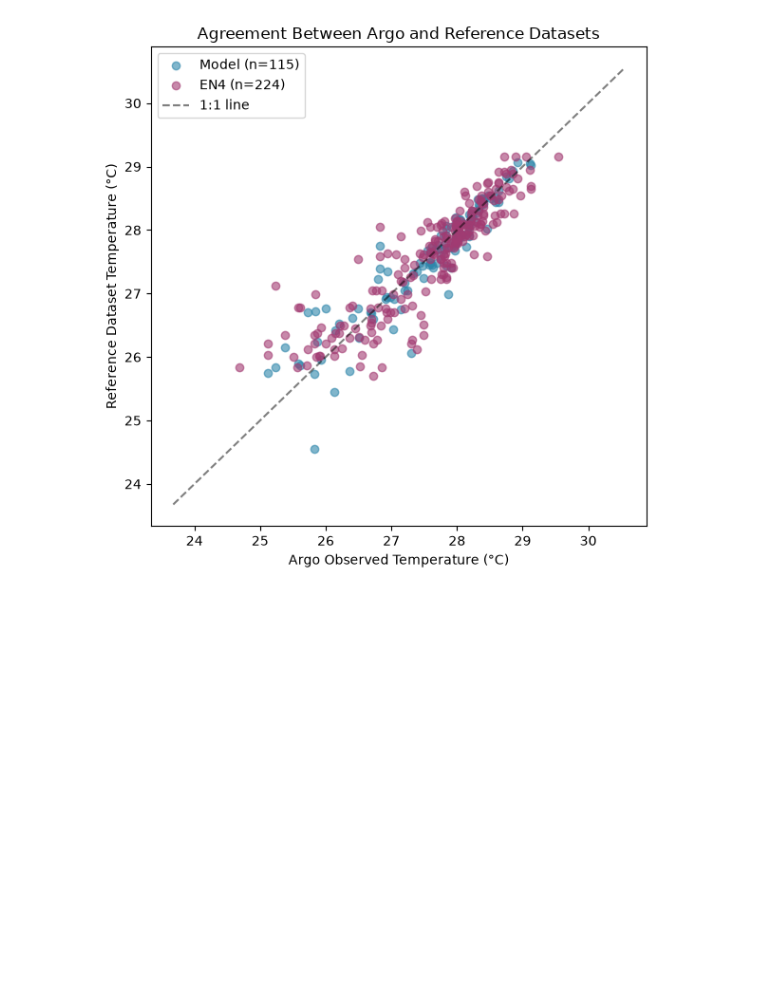
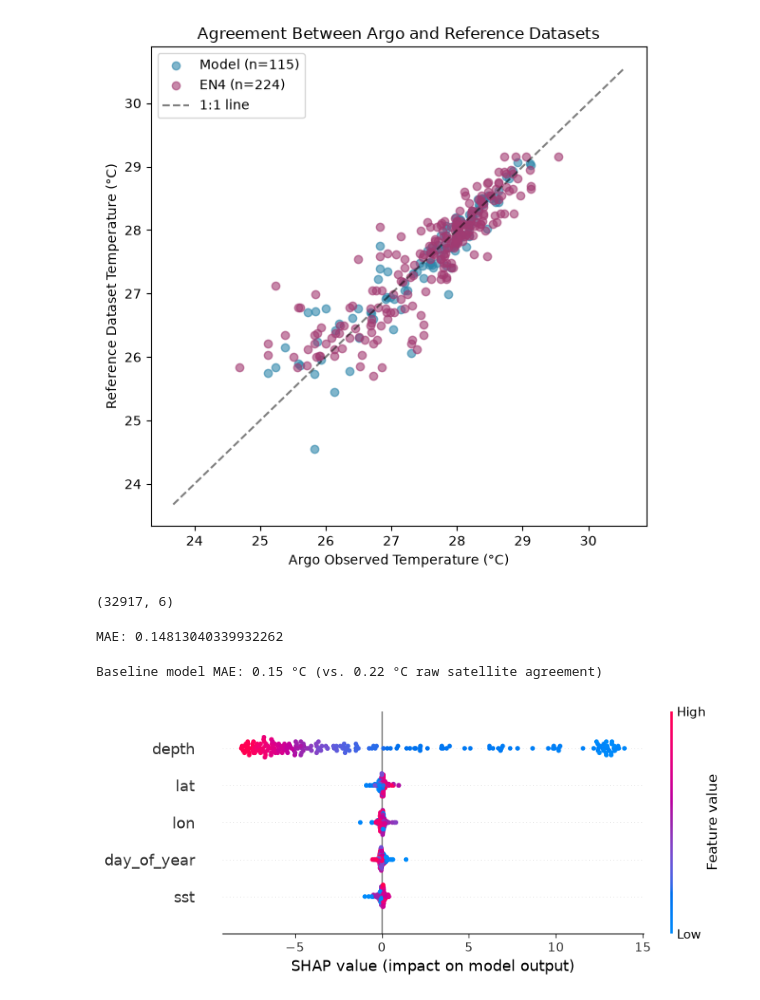
Before and after one commit to kanishkaanarang/oceanembed, a Jupyter notebook: notebooks/01_data_exploration.ipynb, the cells around one changed output. Drawn from its saved outputs; the diff is of its cells as text; code cells hidden in the pictures; blank space fills up the shorter version.

Commit message:
baseline training

```diff
--- a/notebooks/01_data_exploration.ipynb
+++ b/notebooks/01_data_exploration.ipynb
@@ -419,5 +419,41 @@ plt.show()
 # %% [output]
 [figure]
 # %%
-import os
-os.makedirs("../results", exist_ok=True)
+import pandas as pd
+import numpy as np
+
+df_full = ds_2026[['PLATFORM_NUMBER','CYCLE_NUMBER','LATITUDE','LONGITUDE','TIME','PRES','TEMP']].to_dataframe().reset_index()
+df_full = df_full.dropna(subset=['TEMP', 'PRES'])
+
+rows = []
+for (plat, cyc), grp in df_full.groupby(['PLATFORM_NUMBER', 'CYCLE_NUMBER']):
+    lat, lon, time = grp['LATITUDE'].iloc[0], grp['LONGITUDE'].iloc[0], grp['TIME'].iloc[0]
+    try:
+        sst_val = float(ds_sst['thetao'].sel(latitude=lat, longitude=lon, time=time, method='nearest').isel(depth=0))
+    except Exception:
+        continue
+    doy = pd.Timestamp(time).dayofyear
+    for _, r in grp.iterrows():
+        rows.append({'lat': lat, 'lon': lon, 'day_of_year': doy, 'sst': sst_val, 'depth': r['PRES'], 'temp': r['TEMP']})
+
+train_df = pd.DataFrame(rows)
+train_df.to_csv('data/processed/training_table.csv', index=False)
+print(train_df.shape)
+# %% [output]
+(32917, 6)
+# %%
+from sklearn.model_selection import train_test_split
+from xgboost import XGBRegressor
+from sklearn.metrics import mean_absolute_error
+
+X = train_df[['lat', 'lon', 'day_of_year', 'sst', 'depth']]
+y = train_df['temp']
+X_train, X_test, y_train, y_test = train_test_split(X, y, test_size=0.2, random_state=42)
+
+model = XGBRegressor(n_estimators=300, max_depth=6, learning_rate=0.05)
+model.fit(X_train, y_train)
+
+preds = model.predict(X_test)
+print("MAE:", mean_absolute_error(y_test, preds))
+# %% [output]
+MAE: 0.14813040339932262
@@ -423,0 +473,14 @@ os.makedirs("../results", exist_ok=True)
+# %%
+model_mae = mean_absolute_error(y_test, preds)
+print(f"Baseline model MAE: {model_mae:.2f} °C (vs. 0.22 °C raw satellite agreement)")
+# %% [output]
+Baseline model MAE: 0.15 °C (vs. 0.22 °C raw satellite agreement)
+# %%
+import shap
+explainer = shap.TreeExplainer(model)
+shap_values = explainer.shap_values(X_test.sample(200, random_state=1))
+shap.summary_plot(shap_values, X_test.sample(200, random_state=1), show=False)
+import matplotlib.pyplot as plt
+plt.savefig('../results/shap_summary.png', dpi=200, bbox_inches='tight')
+# %% [output]
+[figure, added]
```
Also changed, not shown: parts of 5 cells of this notebook, 4 other files.
